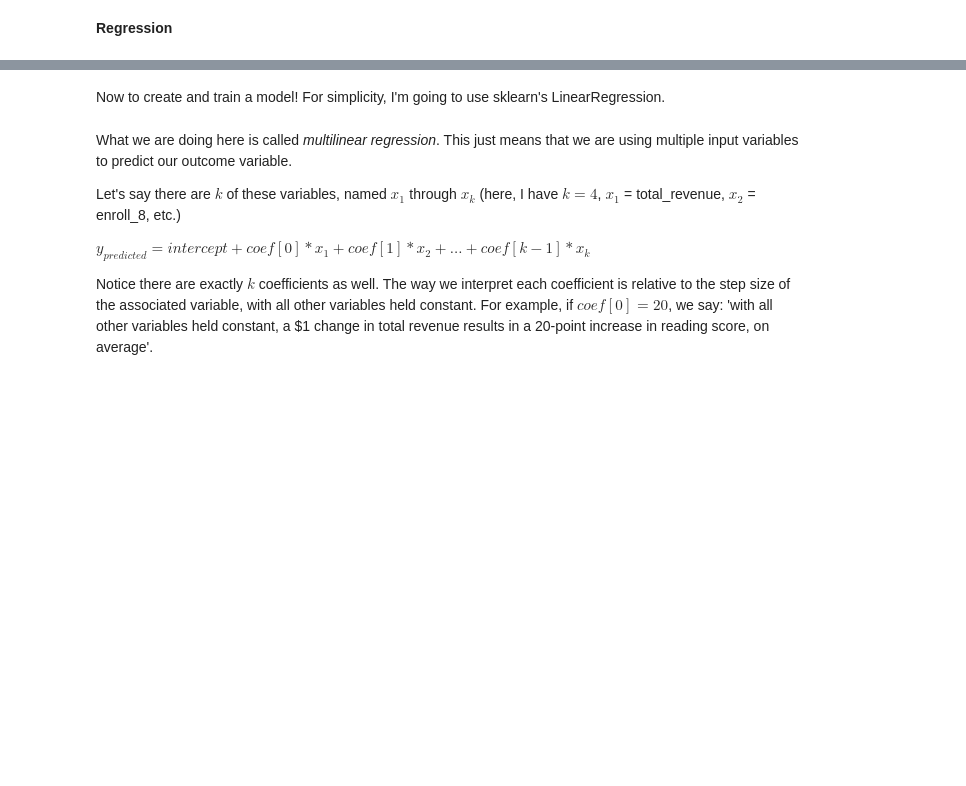
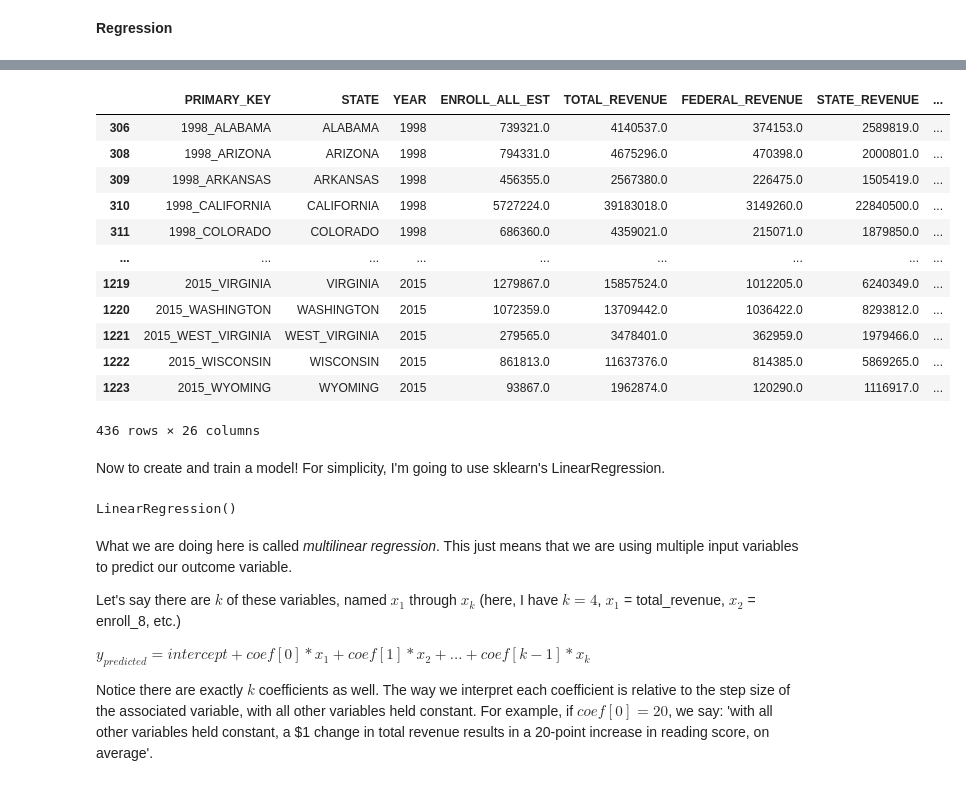
Before and after one commit to qiuyushi/mdst_workshop, a Jupyter notebook: Workshop3/tutorial3/data science crash course.ipynb, the cells around one changed output, grey strips where cells are left out. Saved outputs shown, nothing was run; the diff lists cells and outputs as text; code cells hidden in the pictures; blank space fills up the shorter version.

```diff
--- a/Workshop3/tutorial3/data science crash course.ipynb
+++ b/Workshop3/tutorial3/data science crash course.ipynb
@@ -92,5 +208,3 @@ df.ENROLL_ALL.isna().sum()
-# %%
-df['ENROLL_ALL'] = df['ENROLL_ALL'].fillna(df.ENROLL_PREK+df.ENROLL_PRIMARY+df.ENROLL_HS)
 # %%
 # this didn't actually do anything!
 df.ENROLL_ALL.isna().sum()
@@ -193,6 +375,21 @@ from sklearn.model_selection import train_test_split
 # %%
 X = df[['TOTAL_REVENUE','ENROLL_8','SUPPORT_SERVICES_EXPENDITURE_PER_STUDENT','YEAR']].dropna()
 y = df.loc[X.index]['AVG_READING_8_SCORE']
+df.loc[X.index]
+# %% [output]
+|  | PRIMARY_KEY | STATE | YEAR | ENROLL_ALL_EST | TOTAL_REVENUE | FEDERAL_REVENUE | STATE_REVENUE | ... |
+| 306 | 1998_ALABAMA | ALABAMA | 1998 | 739321.0 | 4140537.0 | 374153.0 | 2589819.0 | ... |
+| 308 | 1998_ARIZONA | ARIZONA | 1998 | 794331.0 | 4675296.0 | 470398.0 | 2000801.0 | ... |
+| 309 | 1998_ARKANSAS | ARKANSAS | 1998 | 456355.0 | 2567380.0 | 226475.0 | 1505419.0 | ... |
+| 310 | 1998_CALIFORNIA | CALIFORNIA | 1998 | 5727224.0 | 39183018.0 | 3149260.0 | 22840500.0 | ... |
+| 311 | 1998_COLORADO | COLORADO | 1998 | 686360.0 | 4359021.0 | 215071.0 | 1879850.0 | ... |
+| ... | ... | ... | ... | ... | ... | ... | ... | ... |
+| 1219 | 2015_VIRGINIA | VIRGINIA | 2015 | 1279867.0 | 15857524.0 | 1012205.0 | 6240349.0 | ... |
+| 1220 | 2015_WASHINGTON | WASHINGTON | 2015 | 1072359.0 | 13709442.0 | 1036422.0 | 8293812.0 | ... |
+| 1221 | 2015_WEST_VIRGINIA | WEST_VIRGINIA | 2015 | 279565.0 | 3478401.0 | 362959.0 | 1979466.0 | ... |
+| 1222 | 2015_WISCONSIN | WISCONSIN | 2015 | 861813.0 | 11637376.0 | 814385.0 | 5869265.0 | ... |
+| 1223 | 2015_WYOMING | WYOMING | 2015 | 93867.0 | 1962874.0 | 120290.0 | 1116917.0 | ... |
+436 rows × 26 columns
 # %%
 # the test_size parameter defines what % of data is set aside for testing
 # random_state ensures that I get the same results each time I run the code
@@ -206,6 +403,8 @@ from sklearn.linear_model import LinearRegression
 model = LinearRegression()
 # %%
 model.fit(X_train, y_train)
+# %% [output]
+LinearRegression()
 # %% [markdown]
 What we are doing here is called _multilinear regression_. This just means that we are using multiple input variables to predict our outcome variable.
 
```
Also changed, not shown: parts of 38 cells of this notebook, 3 other files.
